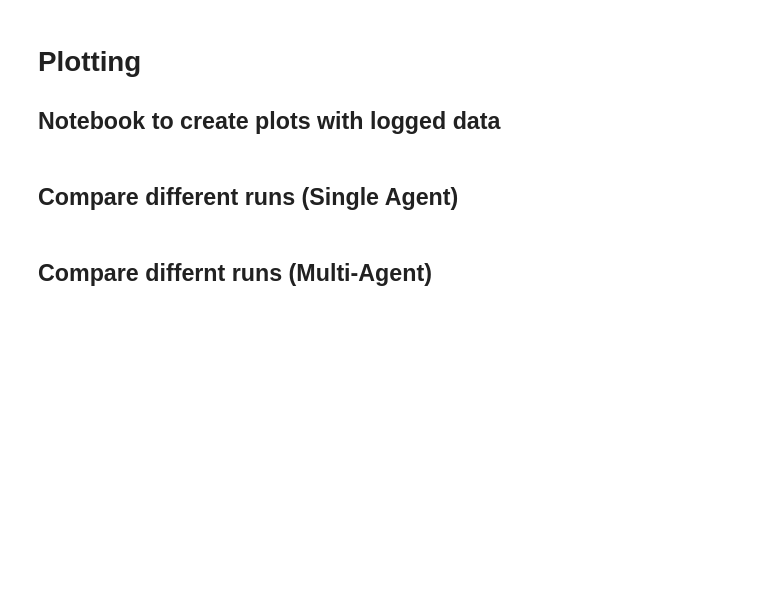
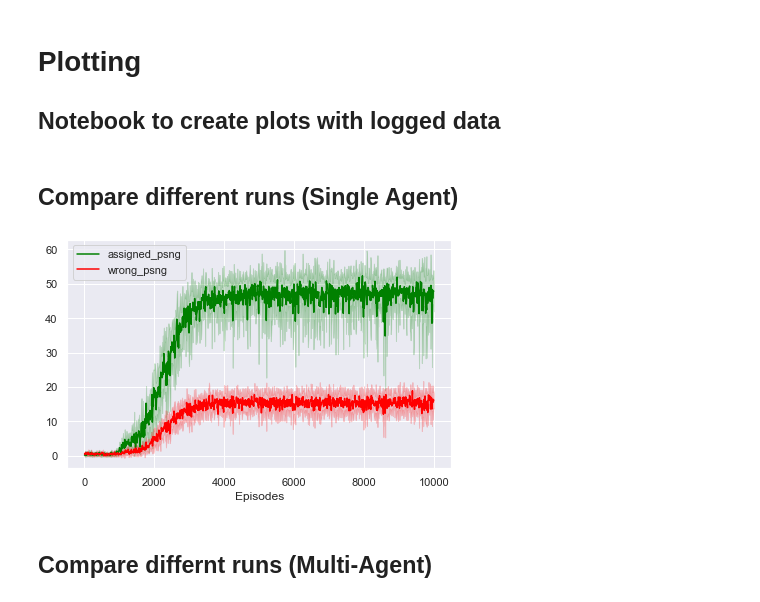
Before and after one commit to nikolim/cablab, a Jupyter notebook: create_plots.ipynb, the cells around one changed output. Drawn from its saved outputs; the diff is of its cells as text; code cells hidden in the pictures; blank space fills up the shorter version.

```diff
--- a/create_plots.ipynb
+++ b/create_plots.ipynb
@@ -23,6 +23,13 @@ for i,file in enumerate(files):
     dfs.append(df)
 
 plotting.plot_mult_agent(dfs, ids, output_path,labels,colors=colors)
+# %%
+file = "/home/niko/Info/cablab/common/../runs/dqn/40/logs.csv"
+df = pd.DataFrame()
+df = pd.read_csv(file)
+plotting.plot_values(df, ["assigned_psng","wrong_psng"], output_path)
+# %% [output]
+[figure, added]
 # %% [markdown]
 ## Compare differnt runs (Multi-Agent)
 # %%
```
Also changed, not shown: parts of 3 cells of this notebook, 8 other files.
